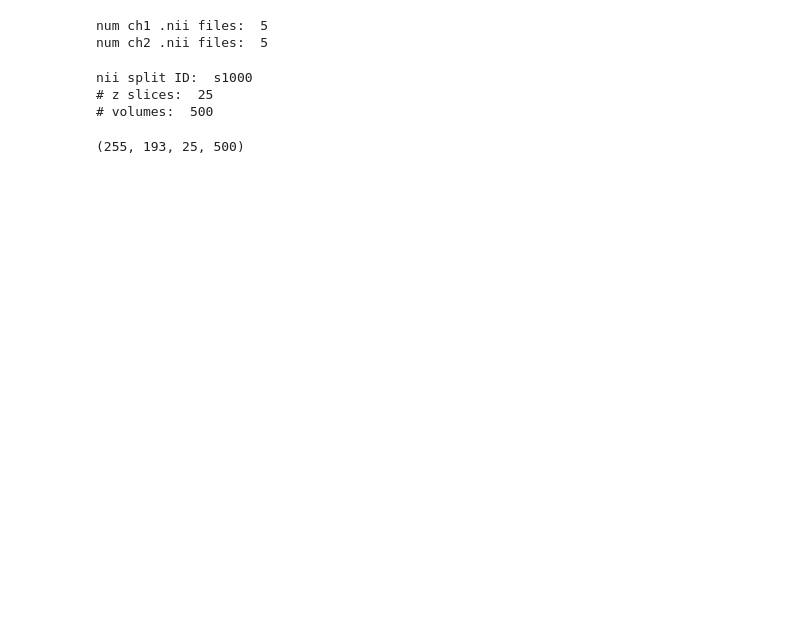
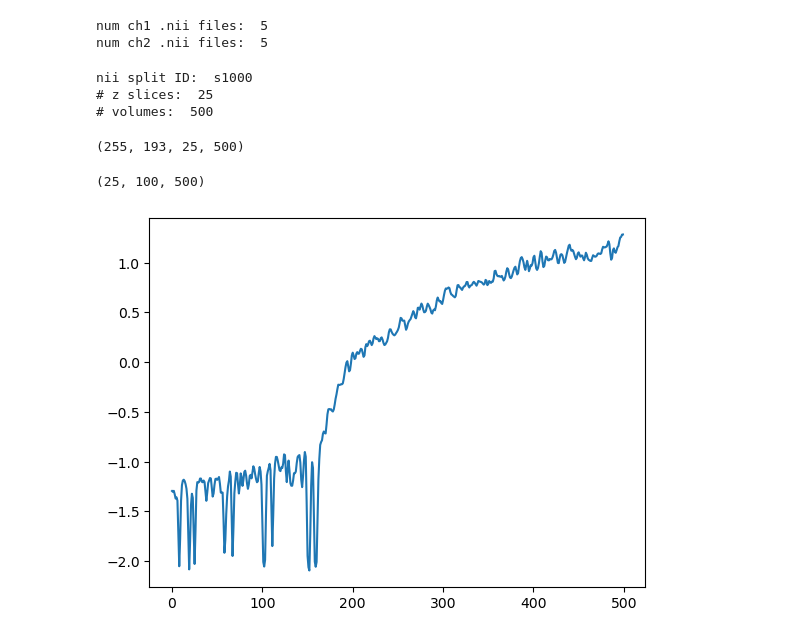
Before and after one commit to kylethieringer/ahmedLab-rotation, a Jupyter notebook: 231214_1.ipynb, the cells around one changed output. Saved outputs shown, nothing was run; the diff lists cells and outputs as text; code cells hidden in the pictures; blank space fills up the shorter version.

```diff
--- a/231214_1.ipynb
+++ b/231214_1.ipynb
@@ -14,8 +14,10 @@ from matplotlib.widgets import Slider
 dropboxDir = "/Users/kyle/Library/CloudStorage/Dropbox-ahmedlab/ahmedlab-big/kyle/data"
 fly = '231213_106-013'
 dataDir = os.path.join(dropboxDir, fly)
-nifty_paths_ch1 = glob.glob(os.path.join(dataDir, fly+'_channel_1*.nii')).sort()
-nifty_paths_ch2 = glob.glob(os.path.join(dataDir, fly+'_channel_2*.nii')).sort()
+nifty_paths_ch1 = glob.glob(os.path.join(dataDir, fly+'_channel_1*.nii'))
+nifty_paths_ch2 = glob.glob(os.path.join(dataDir, fly+'_channel_2*.nii'))
+nifty_paths_ch1.sort()
+nifty_paths_ch2.sort()
 print("num ch1 .nii files: ", len(nifty_paths_ch1))
 print("num ch2 .nii files: ", len(nifty_paths_ch2))
 
@@ -52,6 +54,8 @@ for vol in range(n_vols):
     moco_brain[:, :, :, vol] = moco.apply(fixed, moving).numpy()
 # %%
 io.save(os.path.join(dataDir, f'moco_brain_{splitID}.nii'), moco_brain)
+# %%
+moco_brain = io.load(os.path.join(dataDir, f'moco_brain_{splitID}.nii'))
 # %%
 moco_brain.shape
 # %% [output]
@@ -87,3 +69,27 @@ labels = []
 for iSlice in range(moco_brain.shape[2]):
     cluster_model = roi.create_2d_clusters(moco_brain[:, :, iSlice, :], n_clusters, 'tmp/cluster_mem')
     labels.append(cluster_model.labels_)
+# %%
+F_WINDOW = n_vols
+# %%
+ROIs = np.empty((n_slices, n_clusters, n_vols))
+
+for iSlice in range(n_slices):
+    mean_signal = np.empty(shape=(n_vols, n_clusters))
+
+    for vol in range(n_vols):
+        mean_supervox, _ = roi.get_supervoxel_mean_2D(moco_brain[:, :, iSlice, vol], labels[iSlice], n_clusters)
+        mean_signal[vol] = mean_supervox
+
+    # find zscored(df/f) and smooth over time
+    ROIs[iSlice, :, :] = _zdff(mean_signal.T, win=F_WINDOW, smooth=True)
+# %%
+ROIs.shape
+# %% [output]
+(25, 100, 500)
+# %%
+%matplotlib inline
+plt.plot(ROIs[6,4,:])
+plt.show()
+# %% [output]
+[figure, added]
```
Also changed, not shown: parts of 1 cell of this notebook, 1 other file.
